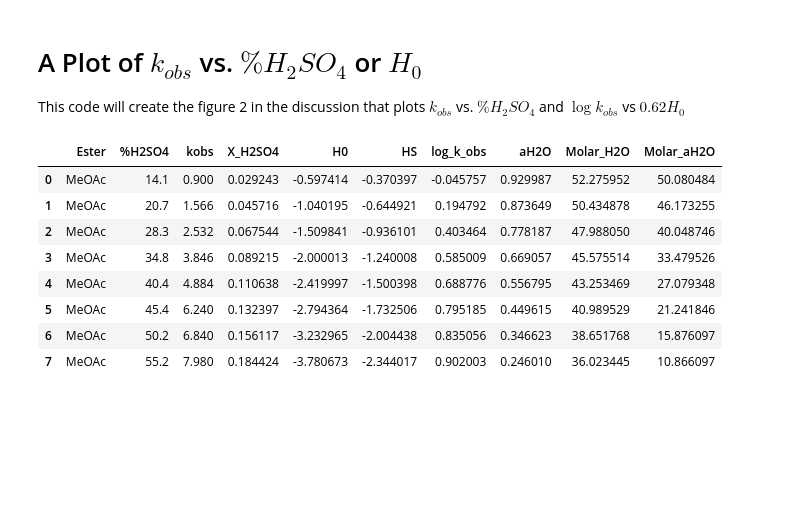
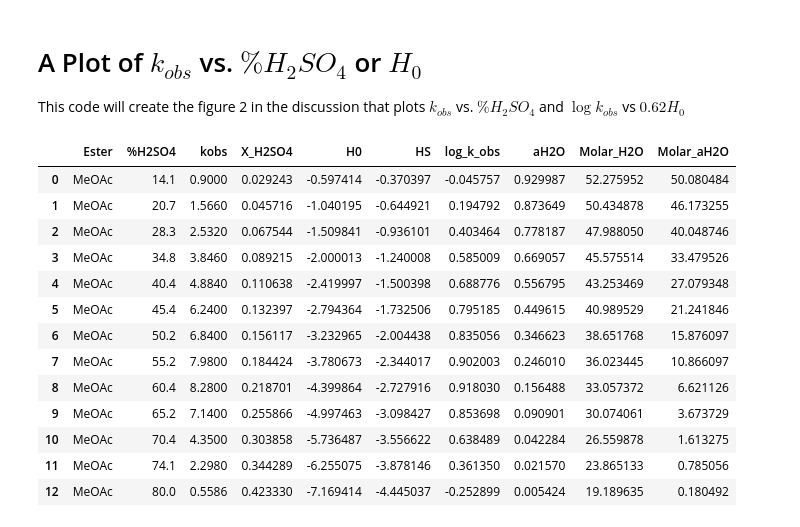
Before and after one commit to blinkletter/4410PythonNotebooks, a Jupyter notebook: Class_30/Yates-Fig4-rate_vs_aH2O.ipynb, the cells around one changed output. Cells and saved outputs as stored; diff of their text form; code cells hidden in the pictures; blank space fills up the shorter version.

```diff
--- a/Class_30/Yates-Fig4-rate_vs_aH2O.ipynb
+++ b/Class_30/Yates-Fig4-rate_vs_aH2O.ipynb
@@ -65,7 +65,7 @@ df = pd.read_csv(Filename,
 #display(df)
 
 df1 = (df.loc[df['Ester'] == 'MeOAc'])   ### Select only the MeOAc data
-df1 = (df.loc[0:7])   ### Select only the MeOAc data
+#df1 = (df1.loc[0:7])   ### Select only the given lines
 
 ##############################################################
 ### Perform calculations
@@ -79,42 +79,49 @@ molesH2SO4 = PercentH2SO4 / molwtH2SO4
 PercentH2O = 100 - PercentH2SO4
 molesH2O = PercentH2O / molwtH2O
 total_moles = molesH2SO4 + molesH2O
 mole_fraction_H2SO4 = molesH2SO4 / total_moles
 
 df1["X_H2SO4"] = mole_fraction_H2SO4
 
 interpolatorH0 = interpolators.MakeInterpolationFunctionForH0inH2SO4byPercentWt()
 df1["H0"] = interpolatorH0(PercentH2SO4)
 
 m = 0.62
 df1["HS"] = df1["H0"] * m
 
 df1["log_k_obs"] = np.log10(df1["kobs"])
 
 interpolator_aH2O = interpolators.MakeInterpolationFunctionForH2OActivityinH2SO4byPercentWt()
 df1["aH2O"] = interpolator_aH2O(PercentH2SO4)
 
 interpolator_density = interpolators.MakeInterpolationFunctionForDensityofH2SO4byPercentWt()
 density = interpolator_density(PercentH2SO4)
 
 volume = 1000
 gramsH2O = volume * density * PercentH2O/100
 molesH2O = gramsH2O / molwtH2O    # per liter
 
 df1["Molar_H2O"] = molesH2O
-df1["Molar_aH2O"] = df1["aH2O"]/(1-df1["X_H2SO4"])*df1["Molar_H2O"]
+X_H2O = 1-df1["X_H2SO4"]          # mole fraction H2O in H2SO4
+gamma_H2O = df1["aH2O"]/(X_H2O)   # activity coefficient for H2O in H2SO4
+df1["Molar_aH2O"] = gamma_H2O * df1["Molar_H2O"]
 
 display(df1)
 # %% [output]
 |  | Ester | %H2SO4 | kobs | X_H2SO4 | H0 | HS | log_k_obs | aH2O | Molar_H2O | Molar_aH2O |
-| 0 | MeOAc | 14.1 | 0.900 | 0.029243 | -0.597414 | -0.370397 | -0.045757 | 0.929987 | 52.275952 | 50.080484 |
-| 1 | MeOAc | 20.7 | 1.566 | 0.045716 | -1.040195 | -0.644921 | 0.194792 | 0.873649 | 50.434878 | 46.173255 |
-| 2 | MeOAc | 28.3 | 2.532 | 0.067544 | -1.509841 | -0.936101 | 0.403464 | 0.778187 | 47.988050 | 40.048746 |
-| 3 | MeOAc | 34.8 | 3.846 | 0.089215 | -2.000013 | -1.240008 | 0.585009 | 0.669057 | 45.575514 | 33.479526 |
-| 4 | MeOAc | 40.4 | 4.884 | 0.110638 | -2.419997 | -1.500398 | 0.688776 | 0.556795 | 43.253469 | 27.079348 |
-| 5 | MeOAc | 45.4 | 6.240 | 0.132397 | -2.794364 | -1.732506 | 0.795185 | 0.449615 | 40.989529 | 21.241846 |
-| 6 | MeOAc | 50.2 | 6.840 | 0.156117 | -3.232965 | -2.004438 | 0.835056 | 0.346623 | 38.651768 | 15.876097 |
-| 7 | MeOAc | 55.2 | 7.980 | 0.184424 | -3.780673 | -2.344017 | 0.902003 | 0.246010 | 36.023445 | 10.866097 |
+| 0 | MeOAc | 14.1 | 0.9000 | 0.029243 | -0.597414 | -0.370397 | -0.045757 | 0.929987 | 52.275952 | 50.080484 |
+| 1 | MeOAc | 20.7 | 1.5660 | 0.045716 | -1.040195 | -0.644921 | 0.194792 | 0.873649 | 50.434878 | 46.173255 |
+| 2 | MeOAc | 28.3 | 2.5320 | 0.067544 | -1.509841 | -0.936101 | 0.403464 | 0.778187 | 47.988050 | 40.048746 |
+| 3 | MeOAc | 34.8 | 3.8460 | 0.089215 | -2.000013 | -1.240008 | 0.585009 | 0.669057 | 45.575514 | 33.479526 |
+| 4 | MeOAc | 40.4 | 4.8840 | 0.110638 | -2.419997 | -1.500398 | 0.688776 | 0.556795 | 43.253469 | 27.079348 |
+| 5 | MeOAc | 45.4 | 6.2400 | 0.132397 | -2.794364 | -1.732506 | 0.795185 | 0.449615 | 40.989529 | 21.241846 |
+| 6 | MeOAc | 50.2 | 6.8400 | 0.156117 | -3.232965 | -2.004438 | 0.835056 | 0.346623 | 38.651768 | 15.876097 |
+| 7 | MeOAc | 55.2 | 7.9800 | 0.184424 | -3.780673 | -2.344017 | 0.902003 | 0.246010 | 36.023445 | 10.866097 |
+| 8 | MeOAc | 60.4 | 8.2800 | 0.218701 | -4.399864 | -2.727916 | 0.918030 | 0.156488 | 33.057372 | 6.621126 |
+| 9 | MeOAc | 65.2 | 7.1400 | 0.255866 | -4.997463 | -3.098427 | 0.853698 | 0.090901 | 30.074061 | 3.673729 |
+| 10 | MeOAc | 70.4 | 4.3500 | 0.303858 | -5.736487 | -3.556622 | 0.638489 | 0.042284 | 26.559878 | 1.613275 |
+| 11 | MeOAc | 74.1 | 2.2980 | 0.344289 | -6.255075 | -3.878146 | 0.361350 | 0.021570 | 23.865133 | 0.785056 |
+| 12 | MeOAc | 80.0 | 0.5586 | 0.423330 | -7.169414 | -4.445037 | -0.252899 | 0.005424 | 19.189635 | 0.180492 |
 # %%
 ###################################################
 ### MAKE PLOT
```
Also changed, not shown: parts of 3 cells of this notebook, 5 other files.
